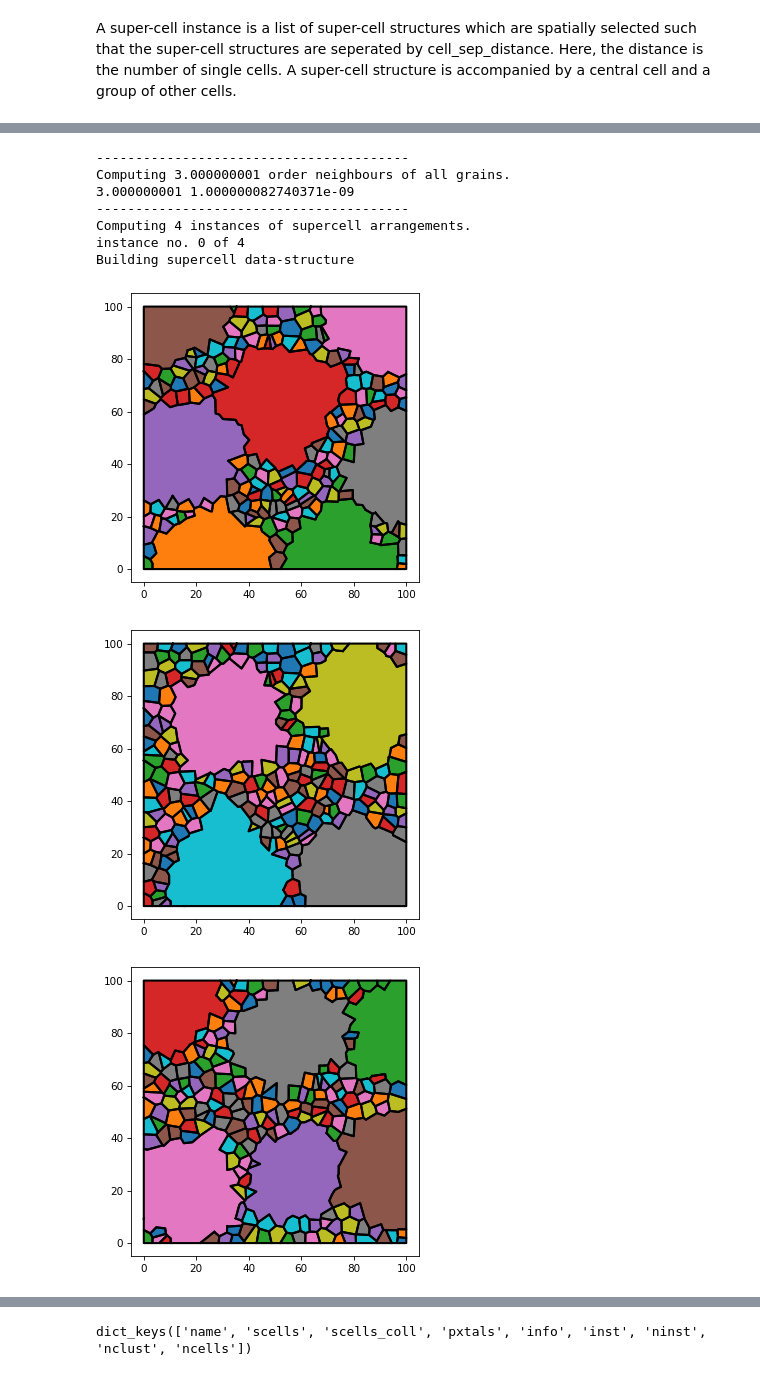
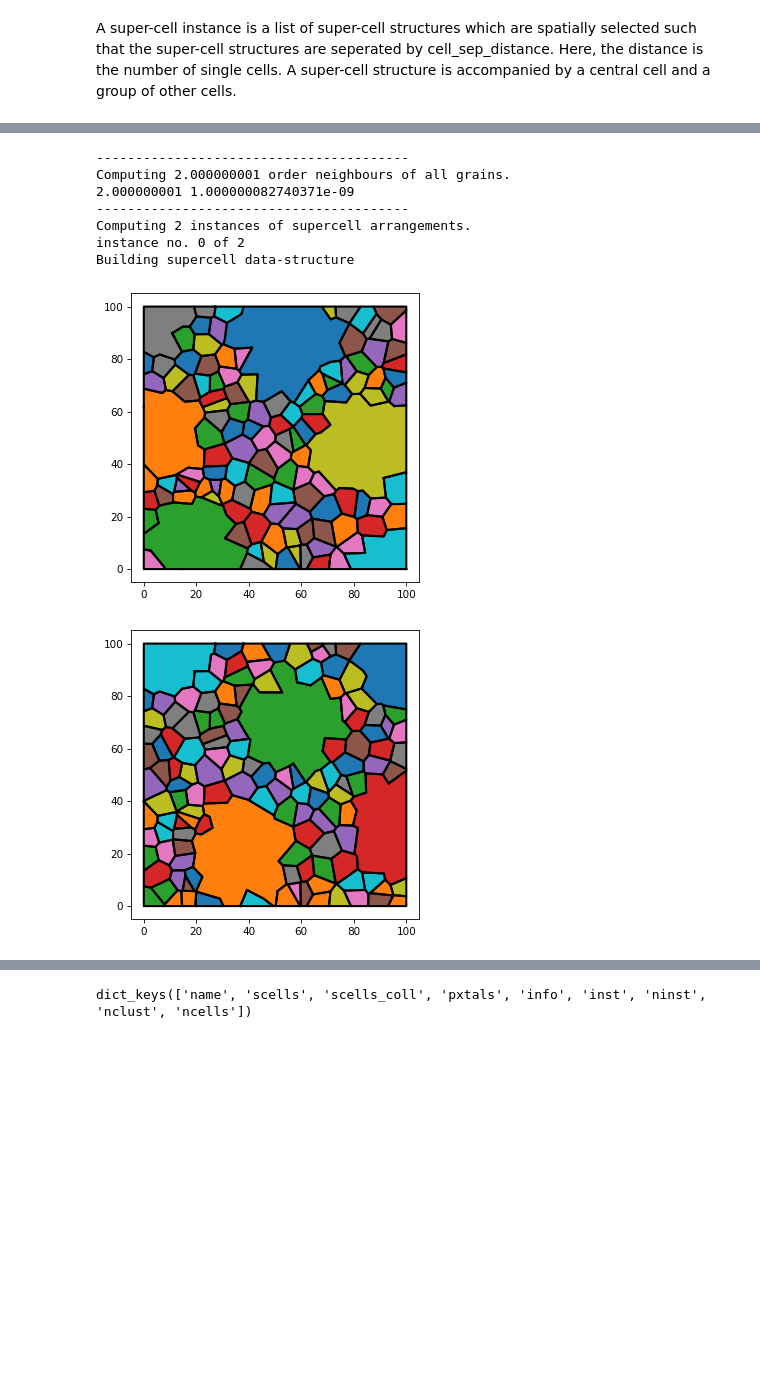
Before and after one commit to Design-By-Fundamentals-UKAEA/UPXO, a Jupyter notebook: src/upxo/demos/superCells/vtess2d05.ipynb, the cells around one changed output, grey strips where cells are left out. Drawn from its saved outputs; the diff is of its cells as text; code cells hidden in the pictures; blank space fills up the shorter version.

```diff
--- a/src/upxo/demos/superCells/vtess2d05.ipynb
+++ b/src/upxo/demos/superCells/vtess2d05.ipynb
@@ -11,7 +11,7 @@ from upxo.pxtal.vortess2d import gtess2d
 import numpy as np
 import matplotlib.pyplot as plt
 # %%
-repr_prop={'area': {'mean': {'val': 20, 'dev': 2.5, },
+repr_prop={'area': {'mean': {'val': 50, 'dev': 2.5, },
                     'consider_boundary_grains': True } }
 gset = gtess2d.from_seed_points(sp_input='gen', xbound=[0, 100],
          ybound = [0, 100], sp_distr='random', gr_tech='pds',
@@ -39,19 +39,18 @@ No. of seed points: 551
 # %%
 # Calculate the cluster instances
 cinst = gset.add_supcell_instances(gslevel='base', instance=1,
-         cluster_On=3, cell_sep_distance=2, n_supcell_instances=4,
+         cluster_On=2, cell_sep_distance=3, n_supcell_instances=2,
          rand_exclude_cluster_centre_cids=0.0,
          exclude_cluster_centre_cids=[],
          exclude_cluster_cids=[], ccif=1.0,
          remove_duplicate_cells=True, merge=True, sample_plot=True, throw=True)
 # %% [output]
 ----------------------------------------
-Computing 3.000000001 order neighbours of all grains.
-3.000000001 1.000000082740371e-09
+Computing 2.000000001 order neighbours of all grains.
+2.000000001 1.000000082740371e-09
 ----------------------------------------
-Computing 4 instances of supercell arrangements.
-instance no. 0 of 4
+Computing 2 instances of supercell arrangements.
+instance no. 0 of 2
 Building supercell data-structure
-[figure, old version]
+[figure, new version]
-[figure, old version]
+[figure, new version]
-[figure, removed]
```
Also changed, not shown: parts of 10 cells of this notebook, 3 other files.
